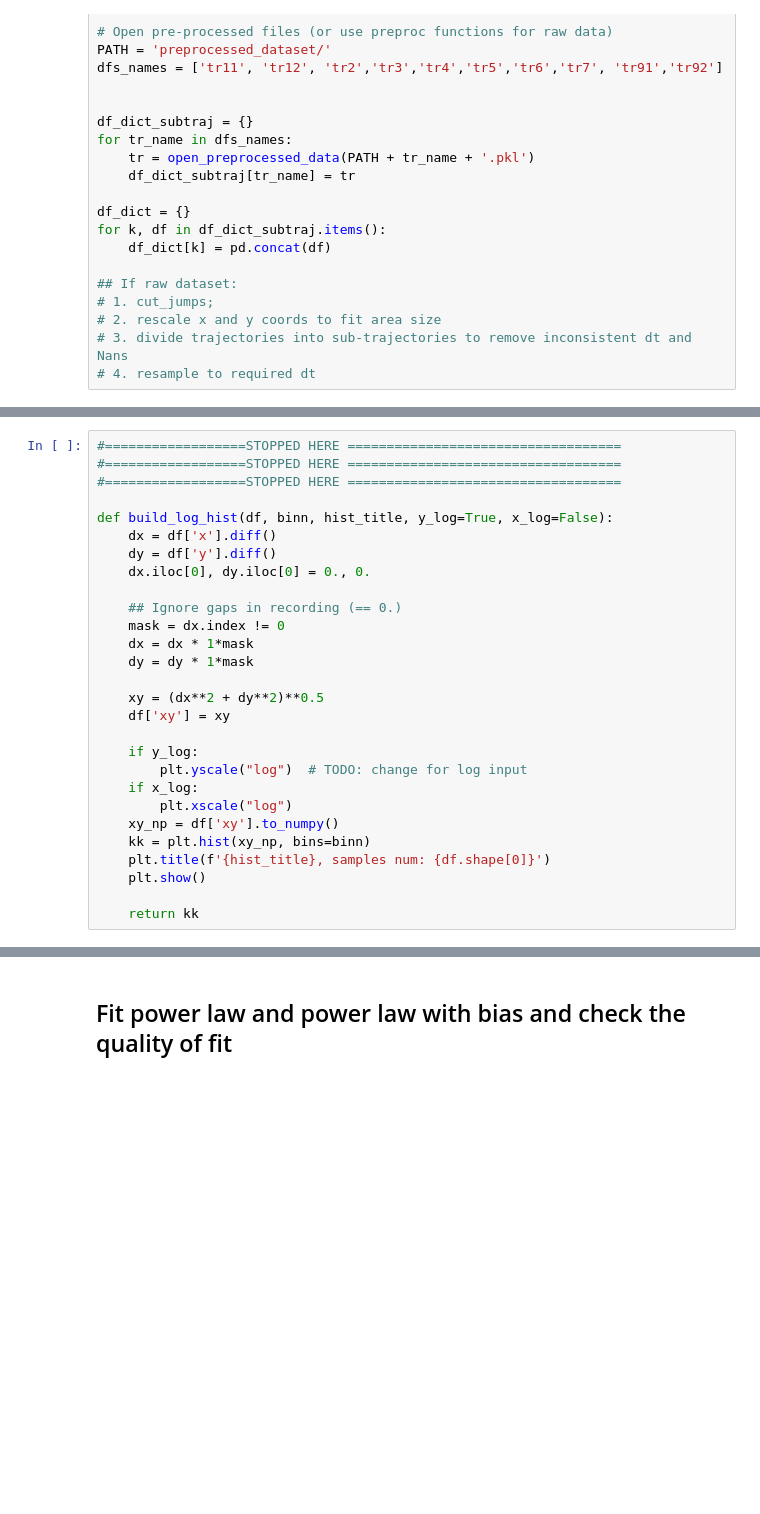
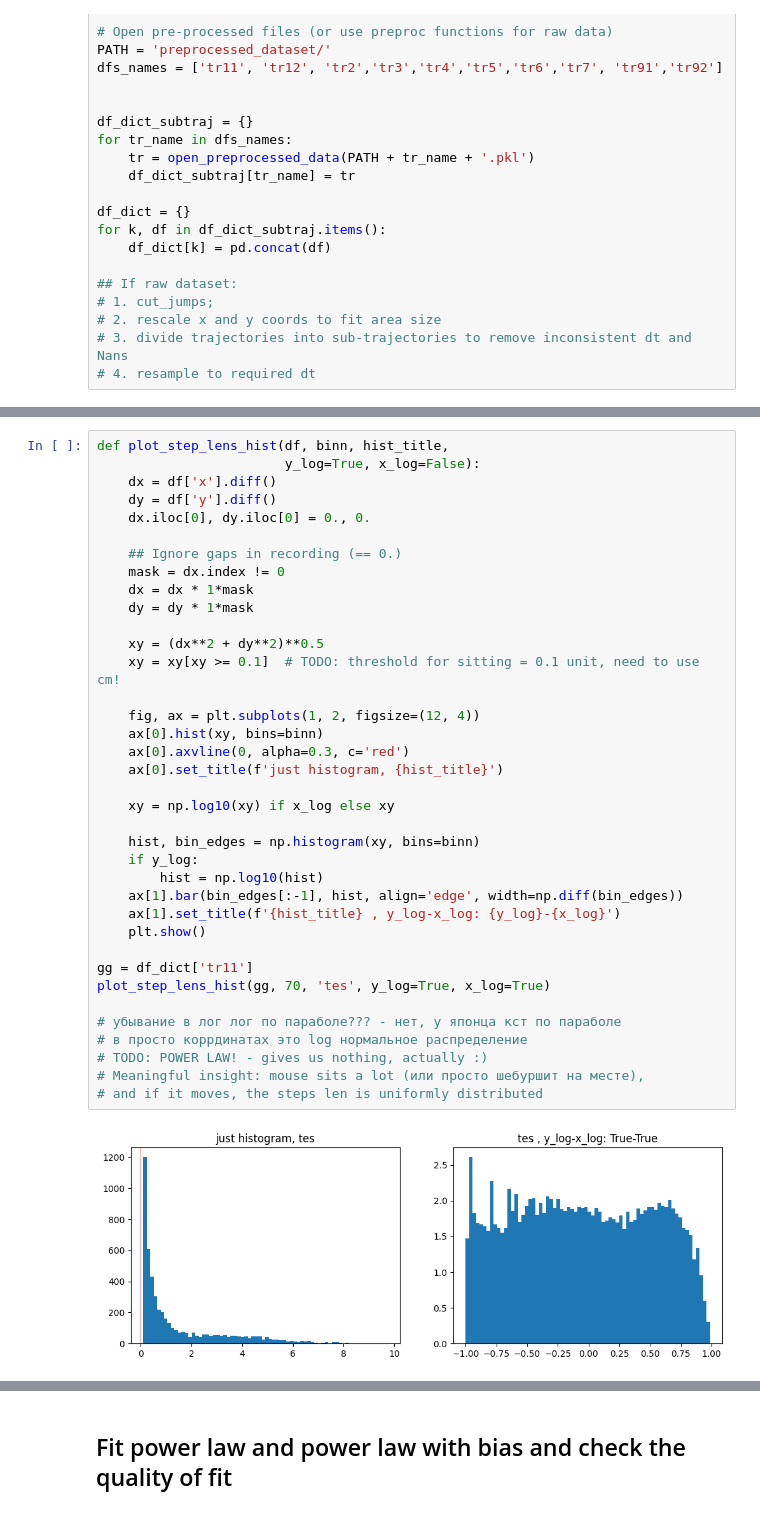
Before and after one commit to Barbara1576/navigation, a Jupyter notebook: PowerLawSecondAlternativeFit-CHECKED.ipynb, the cells around one changed output, grey strips where cells are left out. Drawn from its saved outputs; the diff is of its cells as text; blank space fills up the shorter version.

```diff
--- a/PowerLawSecondAlternativeFit-CHECKED.ipynb
+++ b/PowerLawSecondAlternativeFit-CHECKED.ipynb
@@ -65,28 +65,39 @@ def build_log_hist(df, binn, hist_title, y_log=True, x_log=False):
-# %%
-#==================STOPPED HERE ===================================
-#==================STOPPED HERE ===================================
-#==================STOPPED HERE ===================================
-
-def build_log_hist(df, binn, hist_title, y_log=True, x_log=False):
-    dx = df['x'].diff()
-    dy = df['y'].diff()
-    dx.iloc[0], dy.iloc[0] = 0., 0.
-
-    ## Ignore gaps in recording (== 0.)
-    mask = dx.index != 0
-    dx = dx * 1*mask
-    dy = dy * 1*mask
-
-    xy = (dx**2 + dy**2)**0.5
-    df['xy'] = xy
-
-    if y_log:
-        plt.yscale("log")  # TODO: change for log input
-    if x_log:
-        plt.xscale("log")
-    xy_np = df['xy'].to_numpy()
-    kk = plt.hist(xy_np, bins=binn)
-    plt.title(f'{hist_title}, samples num: {df.shape[0]}')
-    plt.show()
-
-    return kk
+# %%
+def plot_step_lens_hist(df, binn, hist_title,
+                        y_log=True, x_log=False):
+    dx = df['x'].diff()
+    dy = df['y'].diff()
+    dx.iloc[0], dy.iloc[0] = 0., 0.
+
+    ## Ignore gaps in recording (== 0.)
+    mask = dx.index != 0
+    dx = dx * 1*mask
+    dy = dy * 1*mask
+
+    xy = (dx**2 + dy**2)**0.5
+    xy = xy[xy >= 0.1]  # TODO: threshold for sitting = 0.1 unit, need to use cm!
+
+    fig, ax = plt.subplots(1, 2, figsize=(12, 4))
+    ax[0].hist(xy, bins=binn)
+    ax[0].axvline(0, alpha=0.3, c='red')
+    ax[0].set_title(f'just histogram, {hist_title}')
+
+    xy = np.log10(xy) if x_log else xy
+
+    hist, bin_edges = np.histogram(xy, bins=binn)
+    if y_log:
+        hist = np.log10(hist)
+    ax[1].bar(bin_edges[:-1], hist, align='edge', width=np.diff(bin_edges))
+    ax[1].set_title(f'{hist_title} , y_log-x_log: {y_log}-{x_log}')
+    plt.show()
+
+gg = df_dict['tr11']
+plot_step_lens_hist(gg, 70, 'tes', y_log=True, x_log=True)
+
+# убывание в лог лог по параболе??? - нет, у японца кст по параболе
+# в просто коррдинатах это log нормальное распределение
+# TODO: POWER LAW! - gives us nothing, actually :)
+# Meaningful insight: mouse sits a lot (или просто шебуршит на месте),
+# and if it moves, the steps len is uniformly distributed
+# %% [output]
+[figure, added]
```
Also changed, not shown: parts of 8 cells of this notebook.
